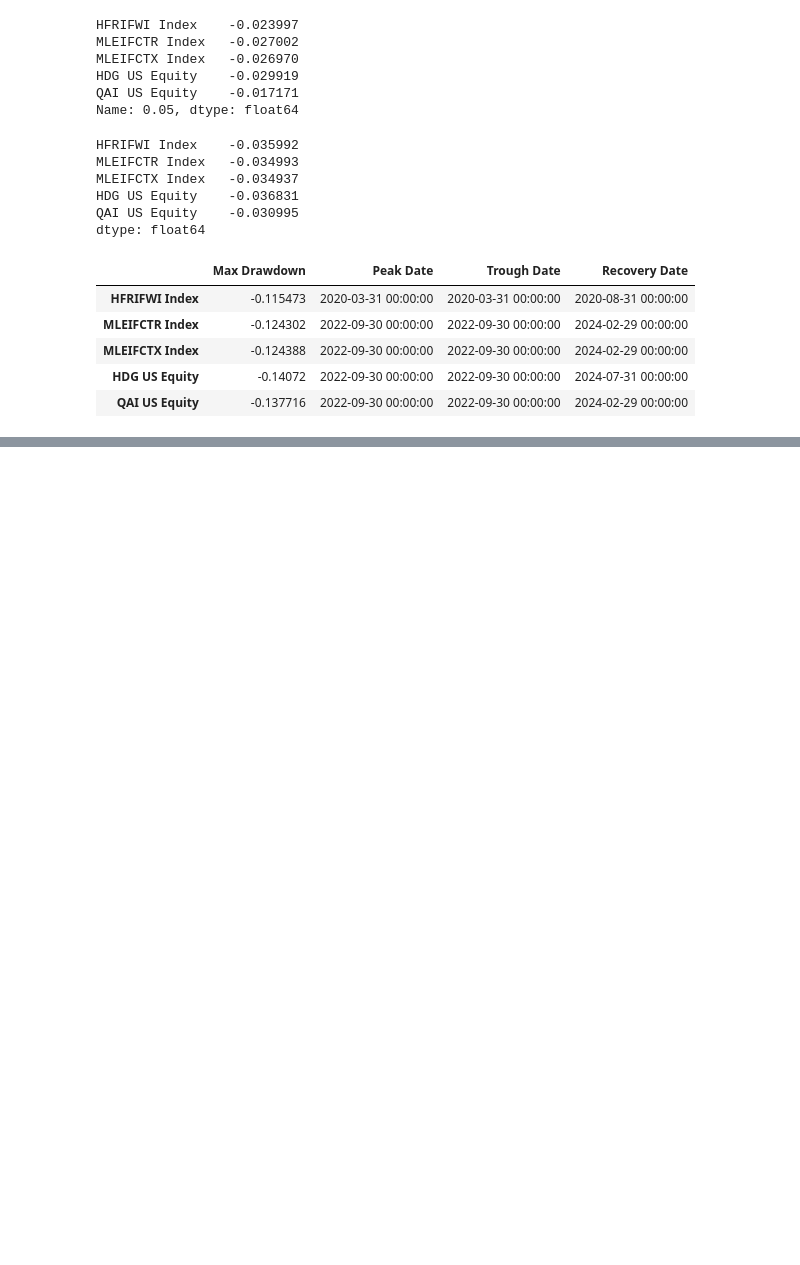
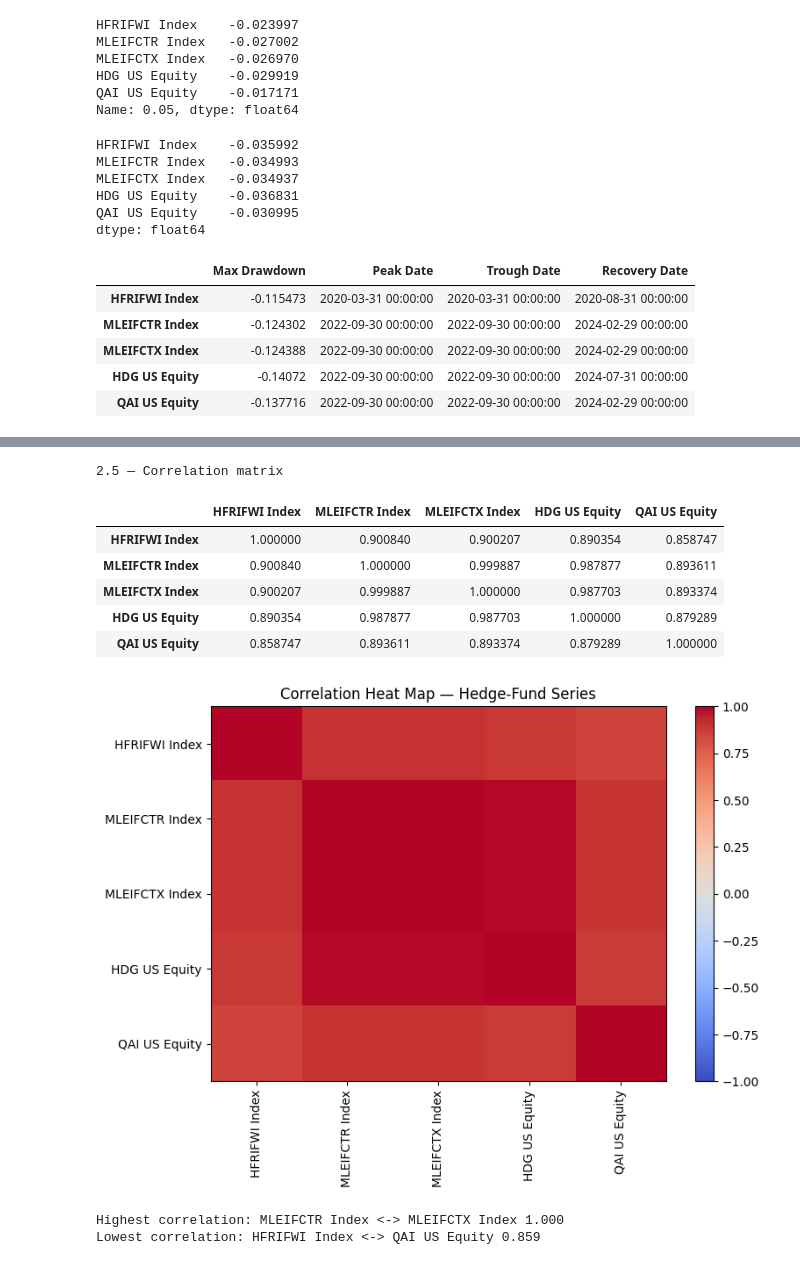
Before and after one commit to sidsahacodes/finm36700, a Jupyter notebook: HW2/HW2.ipynb, the cells around one changed output, grey strips where cells are left out. Drawn from its saved outputs; the diff is of its cells as text; code cells hidden in the pictures; blank space fills up the shorter version.

```diff
--- a/HW2/HW2.ipynb
+++ b/HW2/HW2.ipynb
@@ -104,0 +190,35 @@ dtype: float64
+# %%
+# 2.5 — Correlation matrix and heat map
+import numpy as np
+import matplotlib.pyplot as plt
+
+corr = data.corr()
+print("2.5 — Correlation matrix")
+display(corr)
+
+fig, ax = plt.subplots(figsize=(8,6))
+im = ax.imshow(corr.values, aspect='auto', cmap='coolwarm', vmin=-1, vmax=1)
+ax.set_xticks(range(len(corr.columns))); ax.set_xticklabels(corr.columns, rotation=90)
+ax.set_yticks(range(len(corr.index)));  ax.set_yticklabels(corr.index)
+ax.set_title("Correlation Heat Map — Hedge-Fund Series")
+fig.colorbar(im, ax=ax)
+plt.tight_layout(); plt.show()
+
+# Highest/lowest off-diagonal correlations
+mask = ~np.eye(len(corr), dtype=bool)
+vals = corr.where(mask)
+ij_max = np.unravel_index(np.nanargmax(vals.values), vals.shape)
+ij_min = np.unravel_index(np.nanargmin(vals.values), vals.shape)
+print("Highest correlation:", corr.index[ij_max[0]], "<->", corr.columns[ij_max[1]], f"{vals.values[ij_max]:.3f}")
+print("Lowest correlation:",  corr.index[ij_min[0]], "<->", corr.columns[ij_min[1]], f"{vals.values[ij_min]:.3f}")
+# %% [output]
+2.5 — Correlation matrix
+|  | HFRIFWI Index | MLEIFCTR Index | MLEIFCTX Index | HDG US Equity | QAI US Equity |
+| HFRIFWI Index | 1.000000 | 0.900840 | 0.900207 | 0.890354 | 0.858747 |
+| MLEIFCTR Index | 0.900840 | 1.000000 | 0.999887 | 0.987877 | 0.893611 |
+| MLEIFCTX Index | 0.900207 | 0.999887 | 1.000000 | 0.987703 | 0.893374 |
+| HDG US Equity | 0.890354 | 0.987877 | 0.987703 | 1.000000 | 0.879289 |
+| QAI US Equity | 0.858747 | 0.893611 | 0.893374 | 0.879289 | 1.000000 |
+[figure, added]
+Highest correlation: MLEIFCTR Index <-> MLEIFCTX Index 1.000
+Lowest correlation: HFRIFWI Index <-> QAI US Equity 0.859
```
Also changed, not shown: parts of 9 cells of this notebook.
